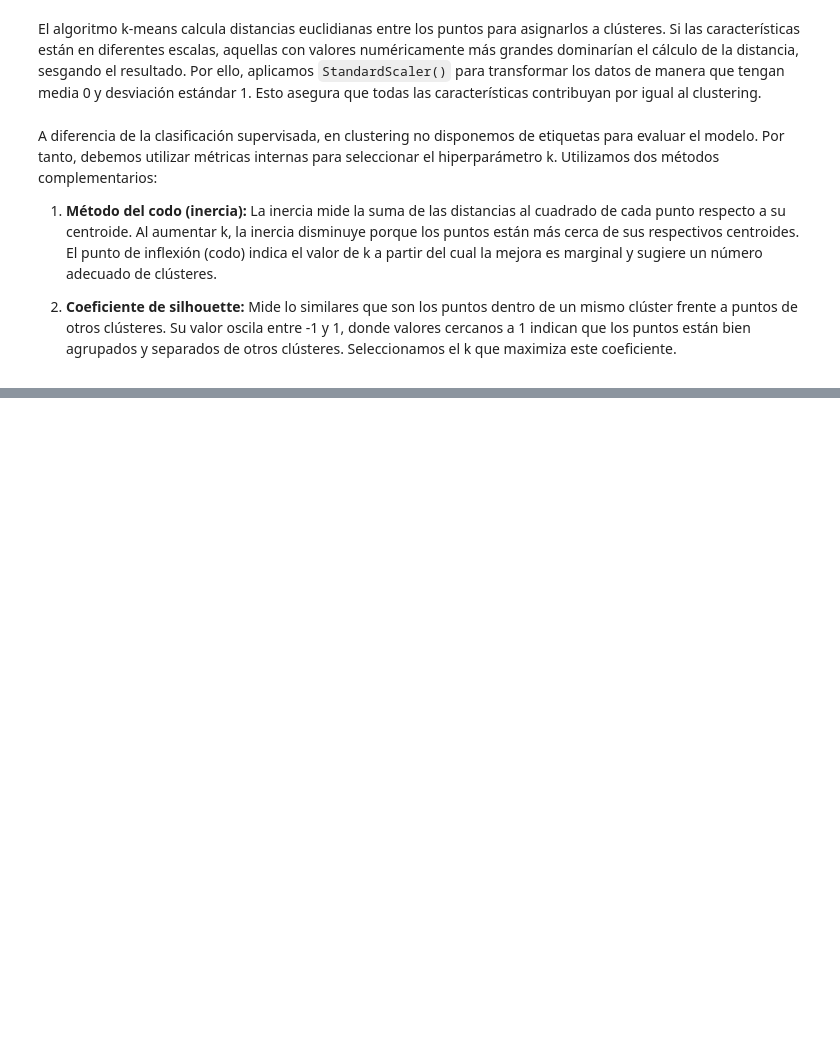
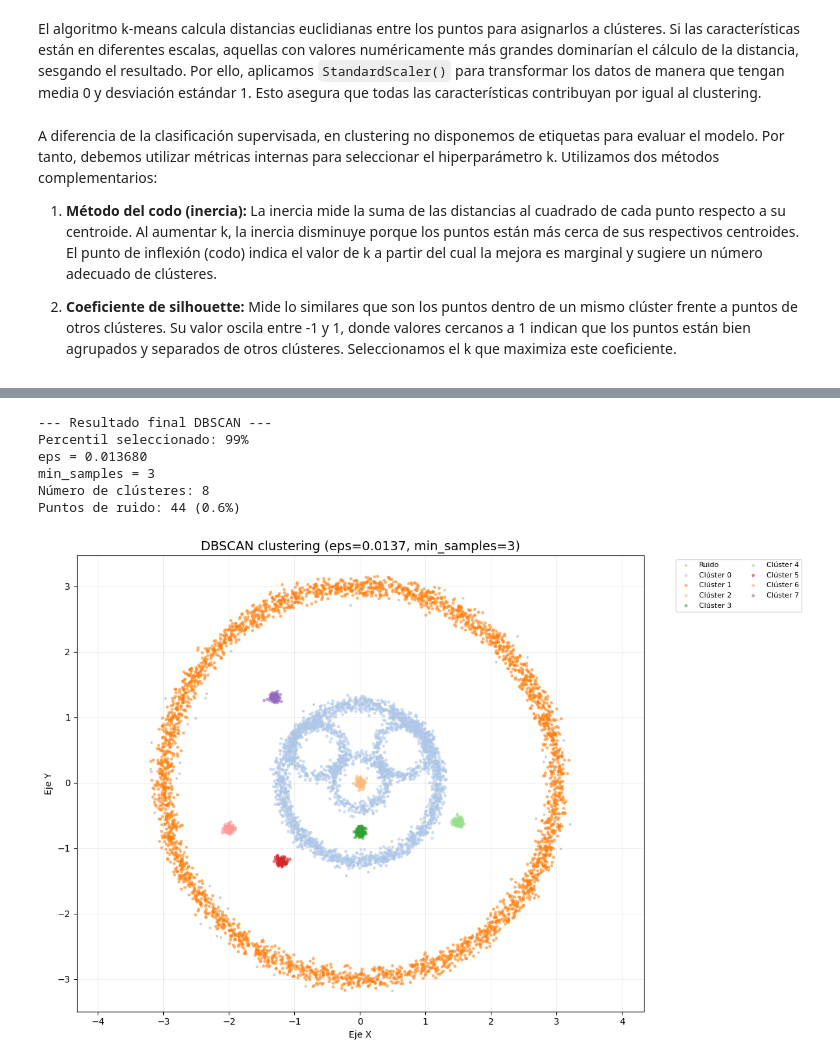
Before and after one commit to alex-rubino-fernandez/machine-learning-activities, a Jupyter notebook: act2-unsupervised-clustering/gcd_aa2_act2_alex_rubino.ipynb, the cells around one changed output, grey strips where cells are left out. Saved outputs shown, nothing was run; the diff lists cells and outputs as text; code cells hidden in the pictures; blank space fills up the shorter version.

```diff
--- a/act2-unsupervised-clustering/gcd_aa2_act2_alex_rubino.ipynb
+++ b/act2-unsupervised-clustering/gcd_aa2_act2_alex_rubino.ipynb
@@ -237,0 +318,57 @@ Para determinar eps, utilizamos el gráfico de distancias al k-ésimo vecino. Se
+# %%
+# Entrenar DBSCAN con percentil 99%
+percentil_final = 99
+eps = np.percentile(k_distances, percentil_final)
+min_samples = 3
+
+dbscan = DBSCAN(eps=eps, min_samples=min_samples)
+y_dbscan = dbscan.fit_predict(X_scaled)
+
+n_clusters = len(set(y_dbscan)) - (1 if -1 in y_dbscan else 0)
+n_noise = sum(y_dbscan == -1)
+
+print(f"\n--- Resultado final DBSCAN ---")
+print(f"Percentil seleccionado: {percentil_final}%")
+print(f"eps = {eps:.6f}")
+print(f"min_samples = {min_samples}")
+print(f"Número de clústeres: {n_clusters}")
+print(f"Puntos de ruido: {n_noise} ({n_noise/len(X)*100:.1f}%)")
+# %% [output]
+--- Resultado final DBSCAN ---
+Percentil seleccionado: 99%
+eps = 0.013680
+min_samples = 3
+Número de clústeres: 8
+Puntos de ruido: 44 (0.6%)
+# %%
+# Visualizar resultados de DBSCAN
+plt.figure(figsize=(12, 8))
+
+unique_labels = sorted(set(y_dbscan))
+# Usar tab20 para más colores
+colors = plt.cm.tab20(np.linspace(0, 1, max(len(unique_labels), 20)))
+
+for label, color in zip(unique_labels, colors):
+    if label == -1:
+        color = 'gray'
+        label_name = 'Ruido'
+        size = 8
+        alpha = 0.4
+    else:
+        label_name = f'Clúster {label}'
+        size = 12
+        alpha = 0.6
+
+    mask = y_dbscan == label
+    plt.scatter(X[mask, 0], X[mask, 1], c=[color], s=size, alpha=alpha, edgecolors='none', label=label_name)
+
+plt.title(f'DBSCAN clustering (eps={eps:.4f}, min_samples={min_samples})', fontsize=14)
+plt.xlabel('Eje X')
+plt.ylabel('Eje Y')
+plt.legend(bbox_to_anchor=(1.05, 1), loc='upper left', fontsize=8, ncol=2)
+plt.axis('equal')
+plt.grid(True, alpha=0.2)
+plt.tight_layout()
+plt.show()
+# %% [output]
+[figure, added]
```
Also changed, not shown: parts of 15 cells of this notebook, 1 other file.
